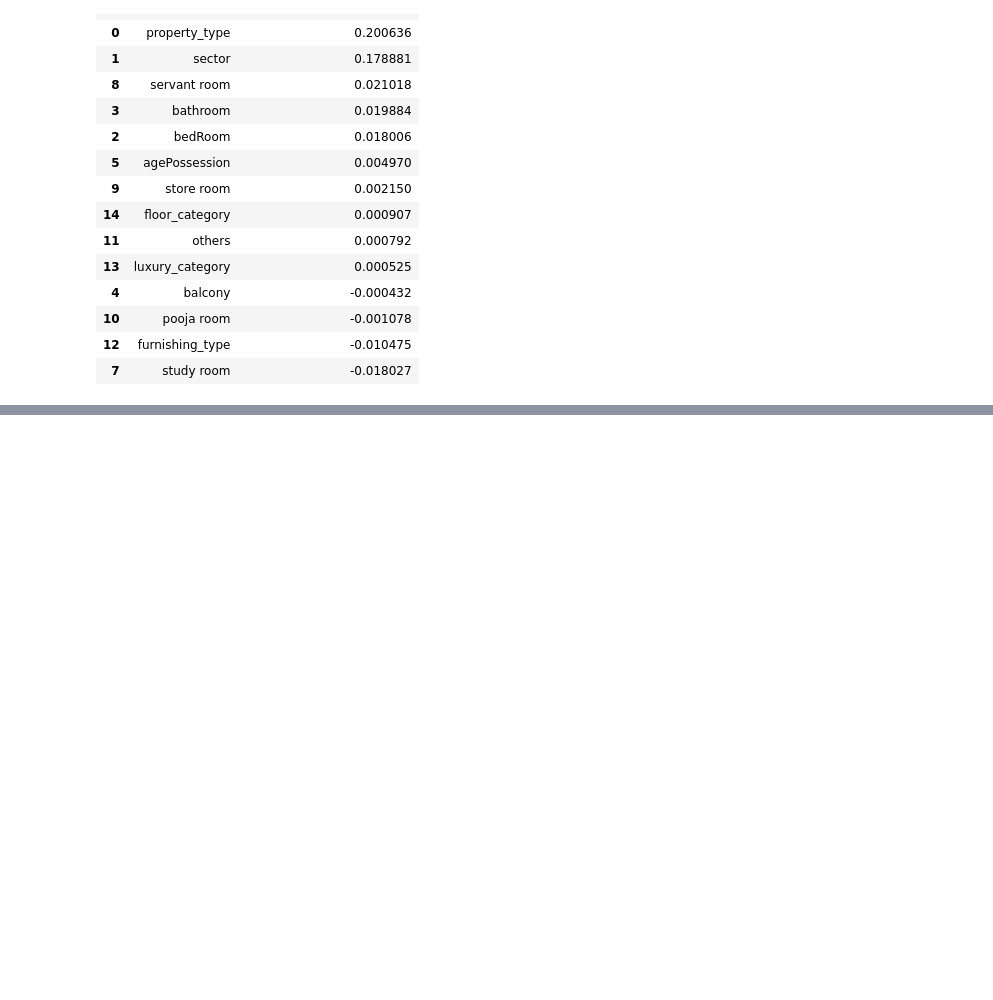
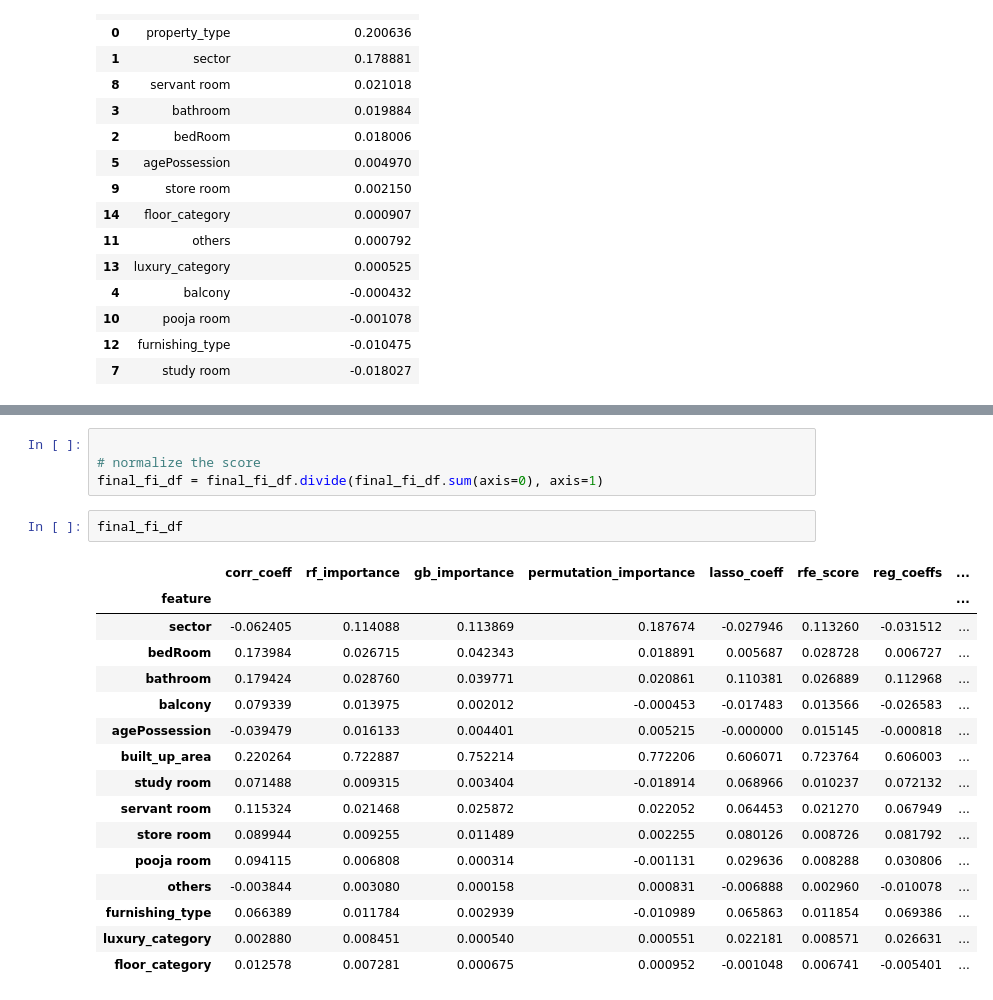
Before and after one commit to Chetan10206/Real_state_overall_analysis_app, a Jupyter notebook: Data Preprocessing/Feature selection/feature_selection.ipynb, the cells around one changed output, grey strips where cells are left out. Saved outputs shown, nothing was run; the diff lists cells and outputs as text; blank space fills up the shorter version.

```diff
--- a/Data Preprocessing/Feature selection/feature_selection.ipynb
+++ b/Data Preprocessing/Feature selection/feature_selection.ipynb
@@ -307,0 +498,23 @@ fi_df4
+# %%
+
+# normalize the score
+final_fi_df = final_fi_df.divide(final_fi_df.sum(axis=0), axis=1)
+# %%
+final_fi_df
+# %% [output]
+|  | corr_coeff | rf_importance | gb_importance | permutation_importance | lasso_coeff | rfe_score | reg_coeffs | ... |
+| feature |  |  |  |  |  |  |  | ... |
+| sector | -0.062405 | 0.114088 | 0.113869 | 0.187674 | -0.027946 | 0.113260 | -0.031512 | ... |
+| bedRoom | 0.173984 | 0.026715 | 0.042343 | 0.018891 | 0.005687 | 0.028728 | 0.006727 | ... |
+| bathroom | 0.179424 | 0.028760 | 0.039771 | 0.020861 | 0.110381 | 0.026889 | 0.112968 | ... |
+| balcony | 0.079339 | 0.013975 | 0.002012 | -0.000453 | -0.017483 | 0.013566 | -0.026583 | ... |
+| agePossession | -0.039479 | 0.016133 | 0.004401 | 0.005215 | -0.000000 | 0.015145 | -0.000818 | ... |
+| built_up_area | 0.220264 | 0.722887 | 0.752214 | 0.772206 | 0.606071 | 0.723764 | 0.606003 | ... |
+| study room | 0.071488 | 0.009315 | 0.003404 | -0.018914 | 0.068966 | 0.010237 | 0.072132 | ... |
+| servant room | 0.115324 | 0.021468 | 0.025872 | 0.022052 | 0.064453 | 0.021270 | 0.067949 | ... |
+| store room | 0.089944 | 0.009255 | 0.011489 | 0.002255 | 0.080126 | 0.008726 | 0.081792 | ... |
+| pooja room | 0.094115 | 0.006808 | 0.000314 | -0.001131 | 0.029636 | 0.008288 | 0.030806 | ... |
+| others | -0.003844 | 0.003080 | 0.000158 | 0.000831 | -0.006888 | 0.002960 | -0.010078 | ... |
+| furnishing_type | 0.066389 | 0.011784 | 0.002939 | -0.010989 | 0.065863 | 0.011854 | 0.069386 | ... |
+| luxury_category | 0.002880 | 0.008451 | 0.000540 | 0.000551 | 0.022181 | 0.008571 | 0.026631 | ... |
+| floor_category | 0.012578 | 0.007281 | 0.000675 | 0.000952 | -0.001048 | 0.006741 | -0.005401 | ... |
```
Also changed, not shown: parts of 22 cells of this notebook, 1 other file.
